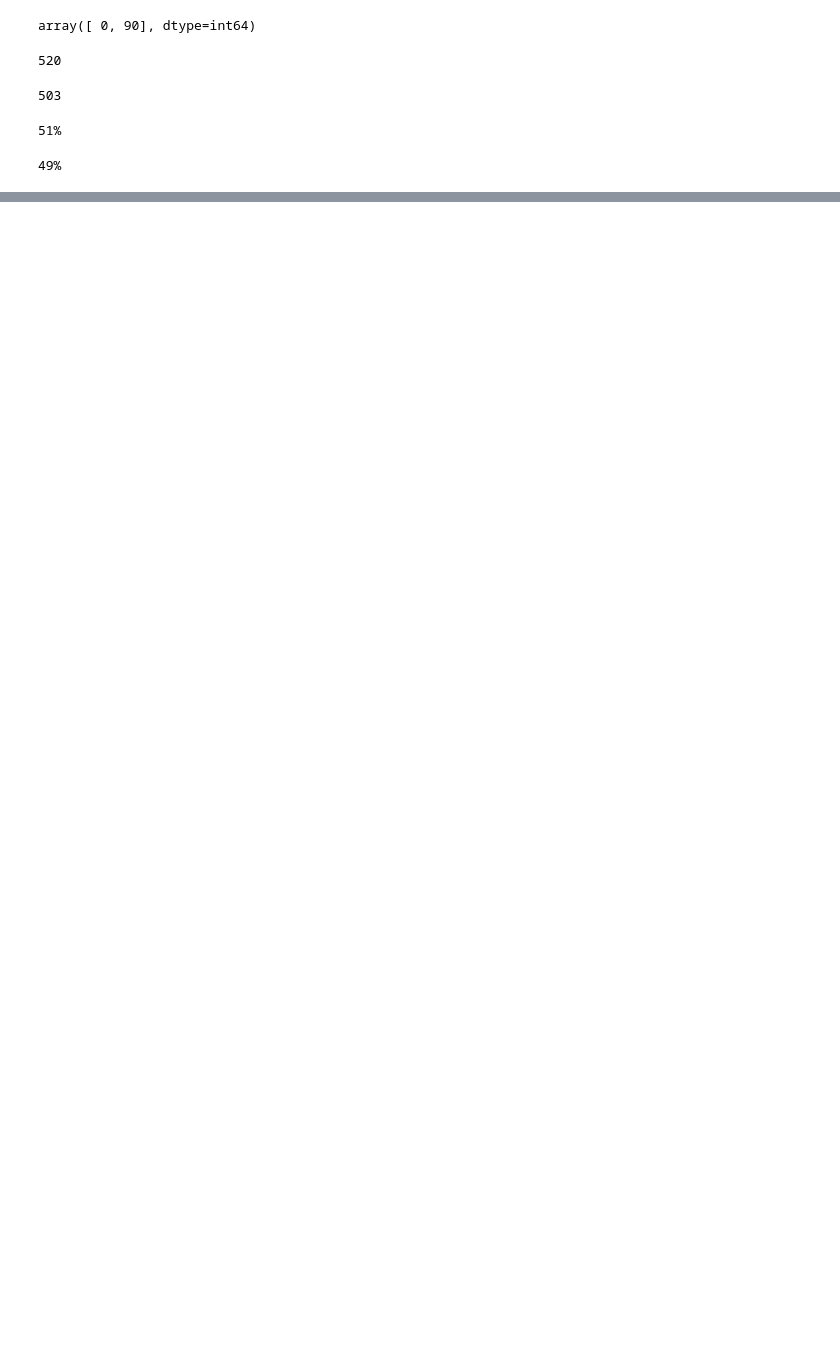
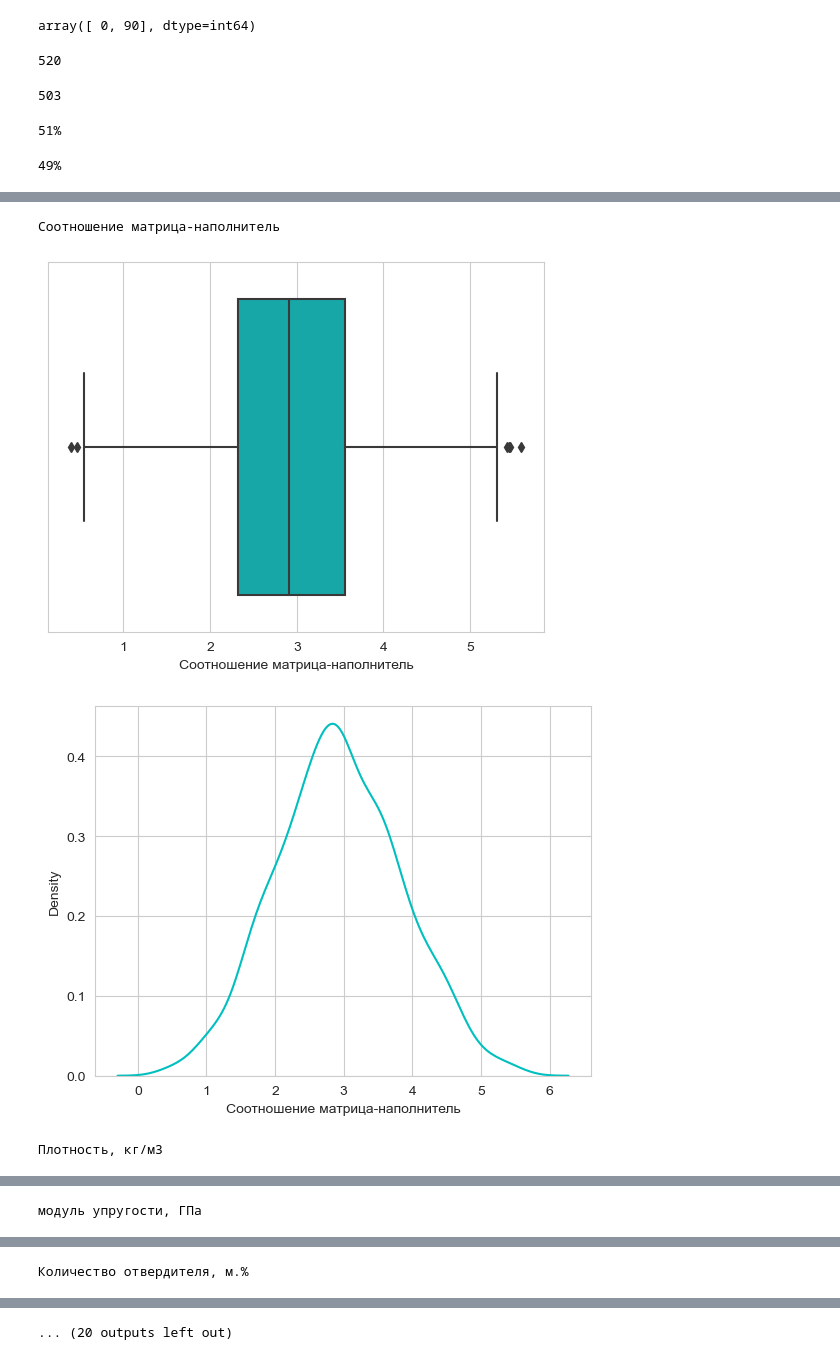
Before and after one commit to siberiashaman/kompo, a Jupyter notebook: .~komposit.ipynb, the cells around one changed output, grey strips where cells are left out. Cells and saved outputs as stored; diff of their text form; code cells hidden in the pictures; blank space fills up the shorter version.

```diff
--- a/.~komposit.ipynb
+++ b/.~komposit.ipynb
@@ -167,0 +169,19 @@ for column in df.columns:
+# %%
+# для более подробного рассмотрения выбросов построим гистограмму вместе с боксплотом по каждому столбцу
+column_name = df.columns
+for column_name in column_names:
+  print(column_name)
+
+  #боксплот
+  cname = df[column_name]
+  sns.boxplot(x=cname, color = "c");
+  plt.show()
+
+  #гистограмма
+  sns.kdeplot(data = cname, color = "c")
+  plt.show()
+# %% [output]
+Соотношение матрица-наполнитель
+[figure, added]
+[figure, added]
+Плотность, кг/м3
@@ -167,0 +190 @@ for column in df.columns:
+модуль упругости, ГПа
@@ -167,0 +193 @@ for column in df.columns:
+Количество отвердителя, м.%
@@ -167,0 +196 @@ for column in df.columns:
+... (20 outputs left out)
```
Also changed, not shown: parts of 6 cells of this notebook, 1 other file.
